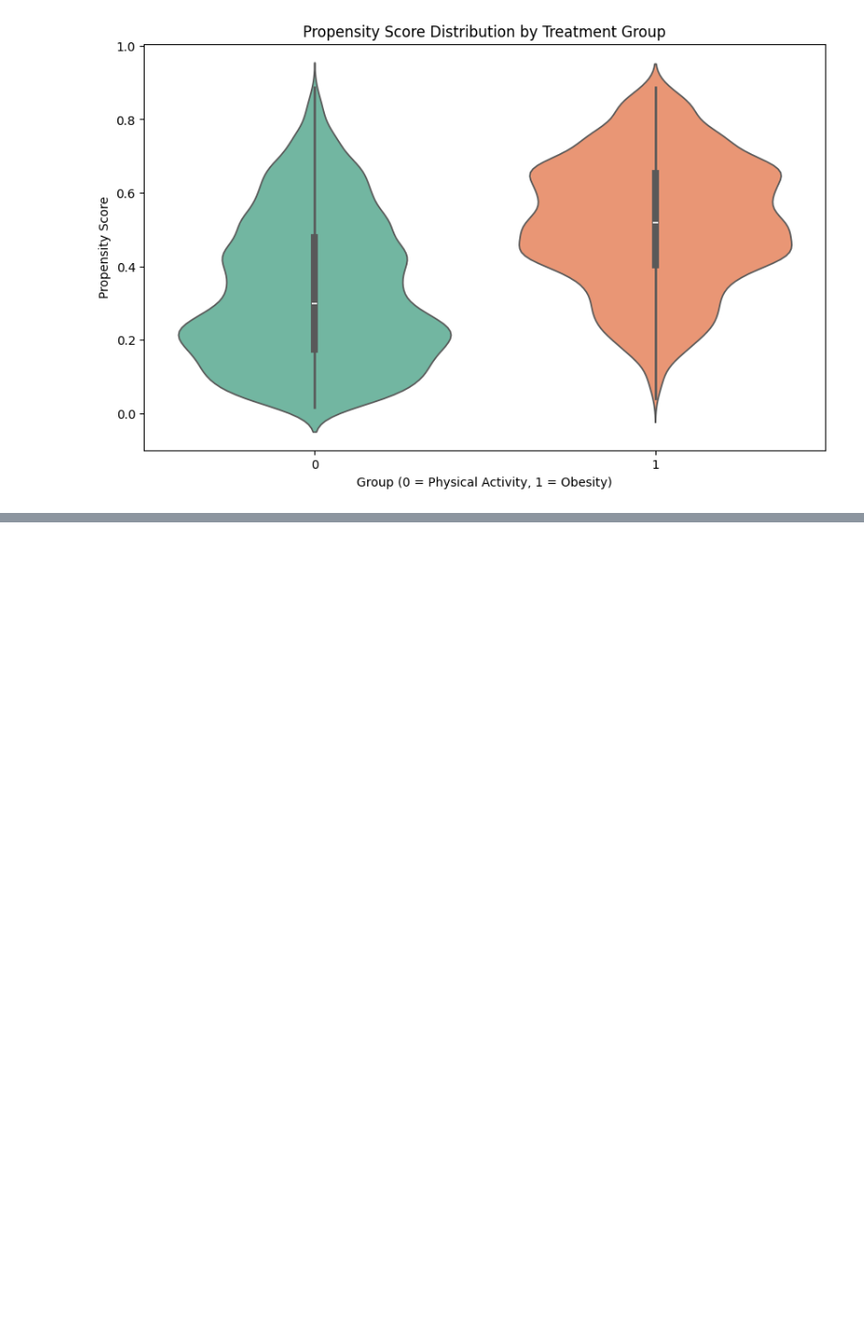
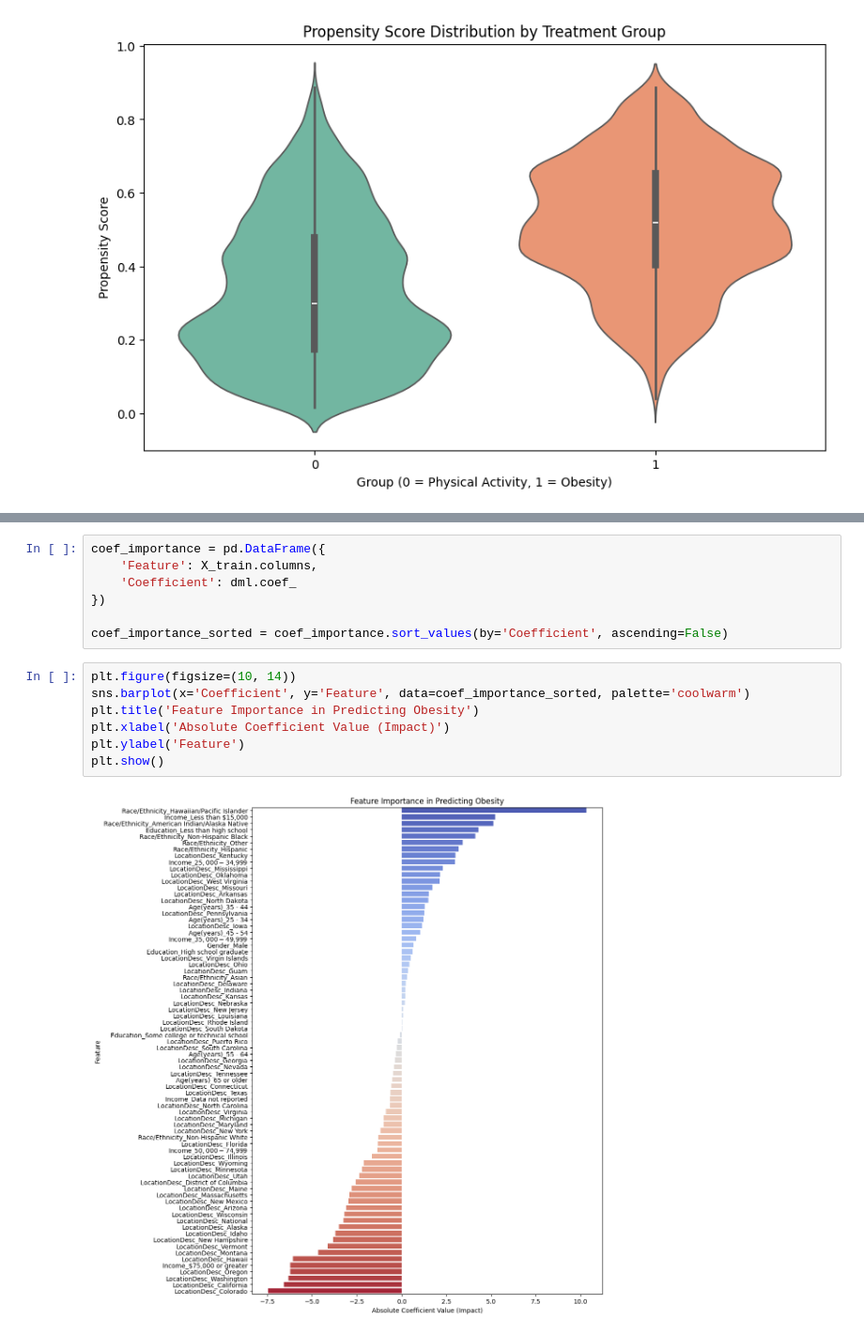
Before and after one commit to przemyslawniedziela98/causal-analysis-obesity, a Jupyter notebook: causal_analysis.ipynb, the cells around one changed output, grey strips where cells are left out. Shown: that part at 94% size. Cells and saved outputs as stored; diff of their text form; blank space fills up the shorter version.

```diff
--- a/causal_analysis.ipynb
+++ b/causal_analysis.ipynb
@@ -103,0 +166,16 @@ WIP
+# %%
+coef_importance = pd.DataFrame({
+    'Feature': X_train.columns,
+    'Coefficient': dml.coef_
+})
+
+coef_importance_sorted = coef_importance.sort_values(by='Coefficient', ascending=False)
+# %%
+plt.figure(figsize=(10, 14))
+sns.barplot(x='Coefficient', y='Feature', data=coef_importance_sorted, palette='coolwarm')
+plt.title('Feature Importance in Predicting Obesity')
+plt.xlabel('Absolute Coefficient Value (Impact)')
+plt.ylabel('Feature')
+plt.show()
+# %% [output]
+[figure, added]
```
Also changed, not shown: parts of 11 cells of this notebook.
